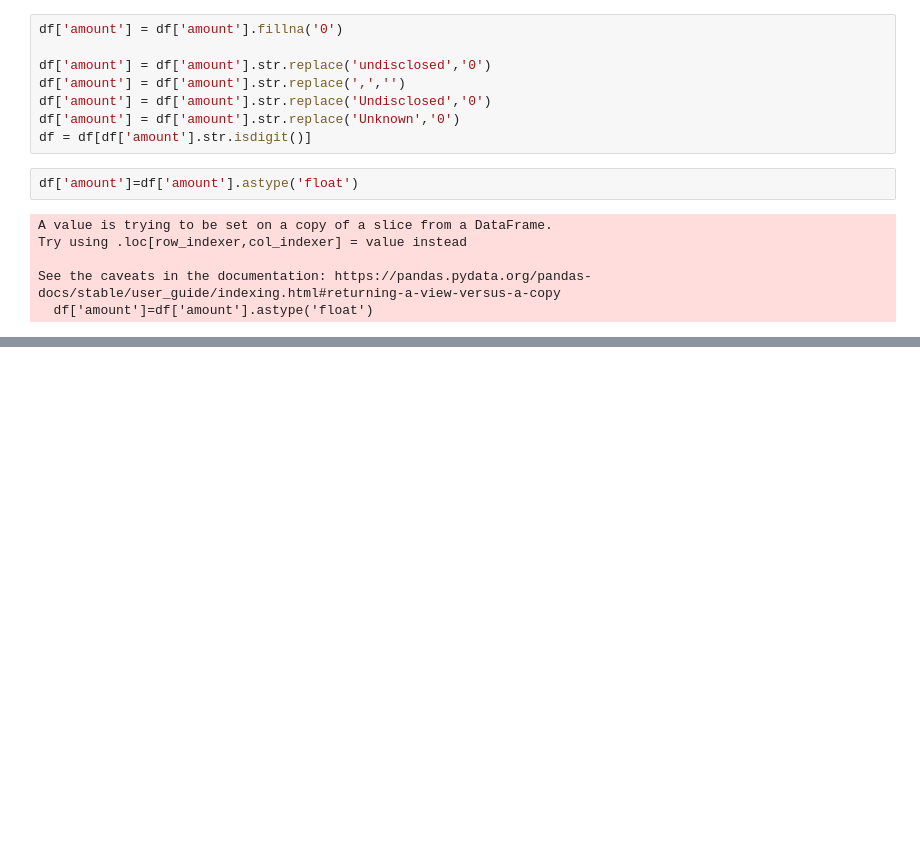
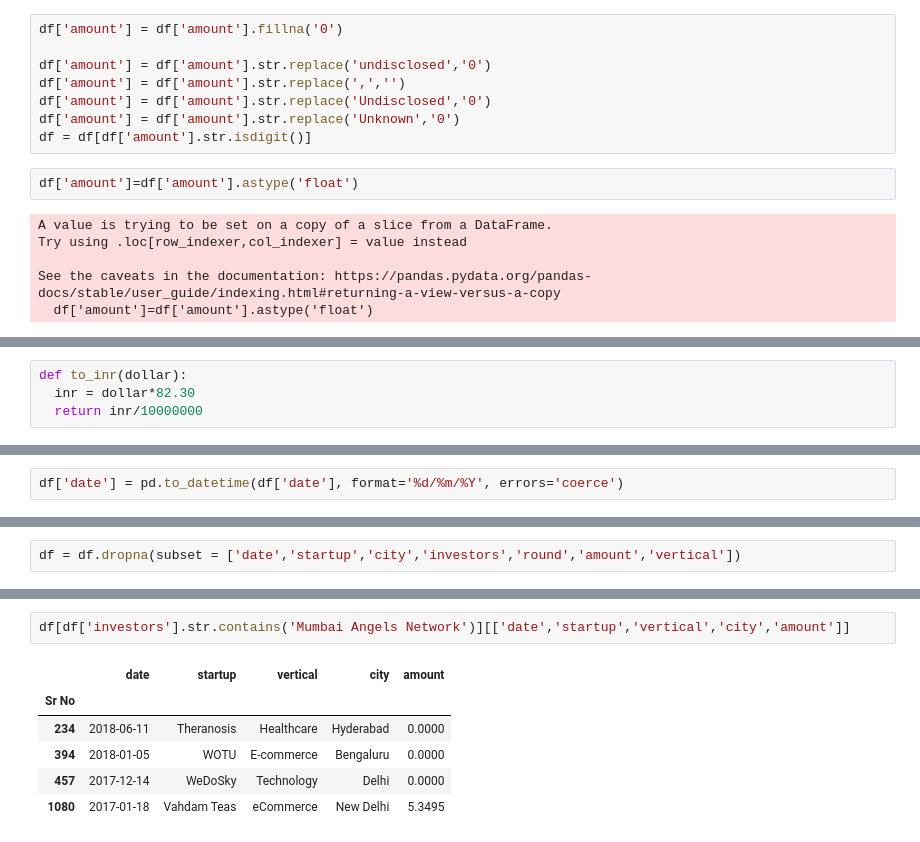
Before and after one commit to Swapn2/Data-Science-Learnings, a Jupyter notebook: indian_funding_startup.ipynb, the cells around one changed output, grey strips where cells are left out. Cells and saved outputs as stored; diff of their text form; blank space fills up the shorter version.

```diff
--- a/indian_funding_startup.ipynb
+++ b/indian_funding_startup.ipynb
@@ -162,0 +171,4 @@ memory usage: 212.9+ KB
+# %%
+def to_inr(dollar):
+  inr = dollar*82.30
+  return inr/10000000
@@ -162,0 +201,2 @@ memory usage: 212.9+ KB
+# %%
+df['date'] = pd.to_datetime(df['date'], format='%d/%m/%Y', errors='coerce')
@@ -162,0 +263,2 @@ memory usage: 212.9+ KB
+# %%
+df = df.dropna(subset = ['date','startup','city','investors','round','amount','vertical'])
@@ -162,0 +287,9 @@ memory usage: 212.9+ KB
+# %%
+df[df['investors'].str.contains('Mumbai Angels Network')][['date','startup','vertical','city','amount']]
+# %% [output]
+|  | date | startup | vertical | city | amount |
+| Sr No |  |  |  |  |  |
+| 234 | 2018-06-11 | Theranosis | Healthcare | Hyderabad | 0.0000 |
+| 394 | 2018-01-05 | WOTU | E-commerce | Bengaluru | 0.0000 |
+| 457 | 2017-12-14 | WeDoSky | Technology | Delhi | 0.0000 |
+| 1080 | 2017-01-18 | Vahdam Teas | eCommerce | New Delhi | 5.3495 |
```
Also changed, not shown: parts of 12 cells of this notebook.
